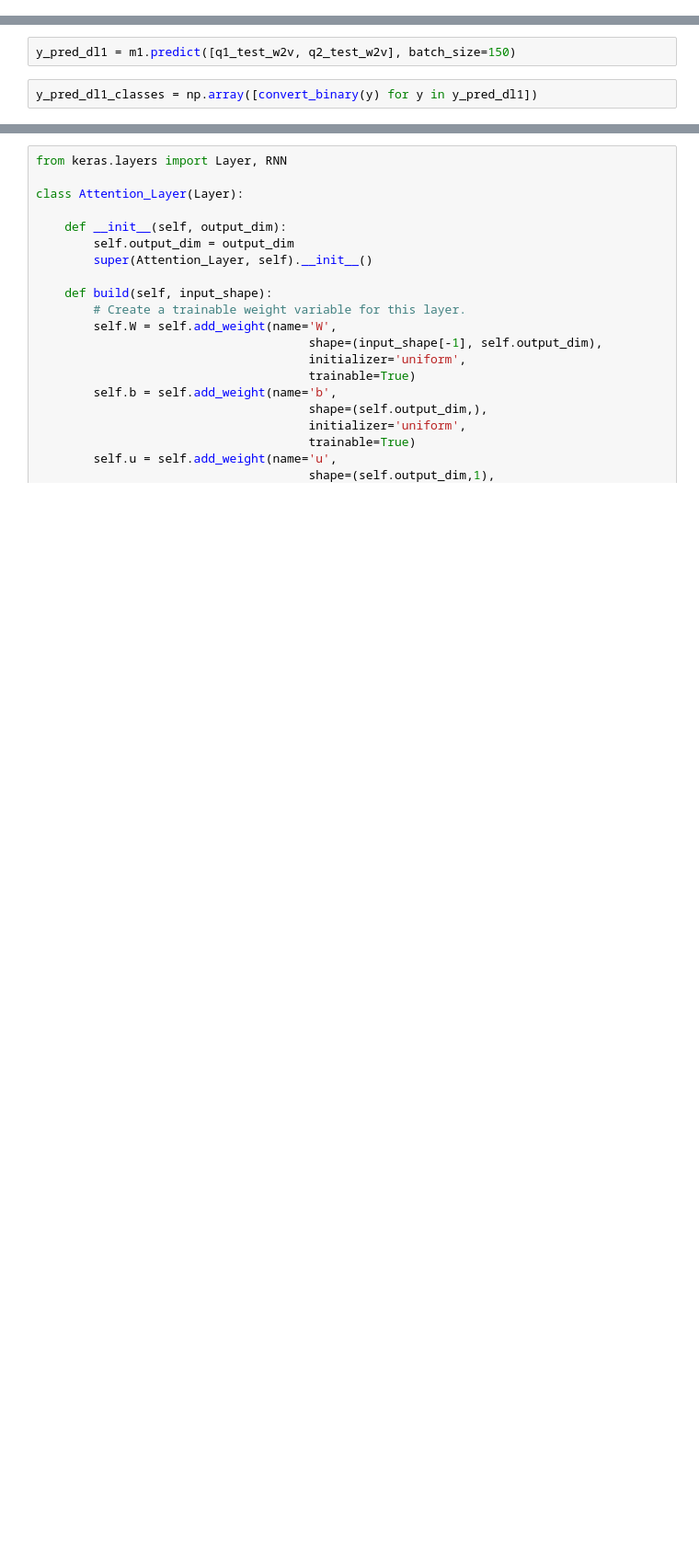
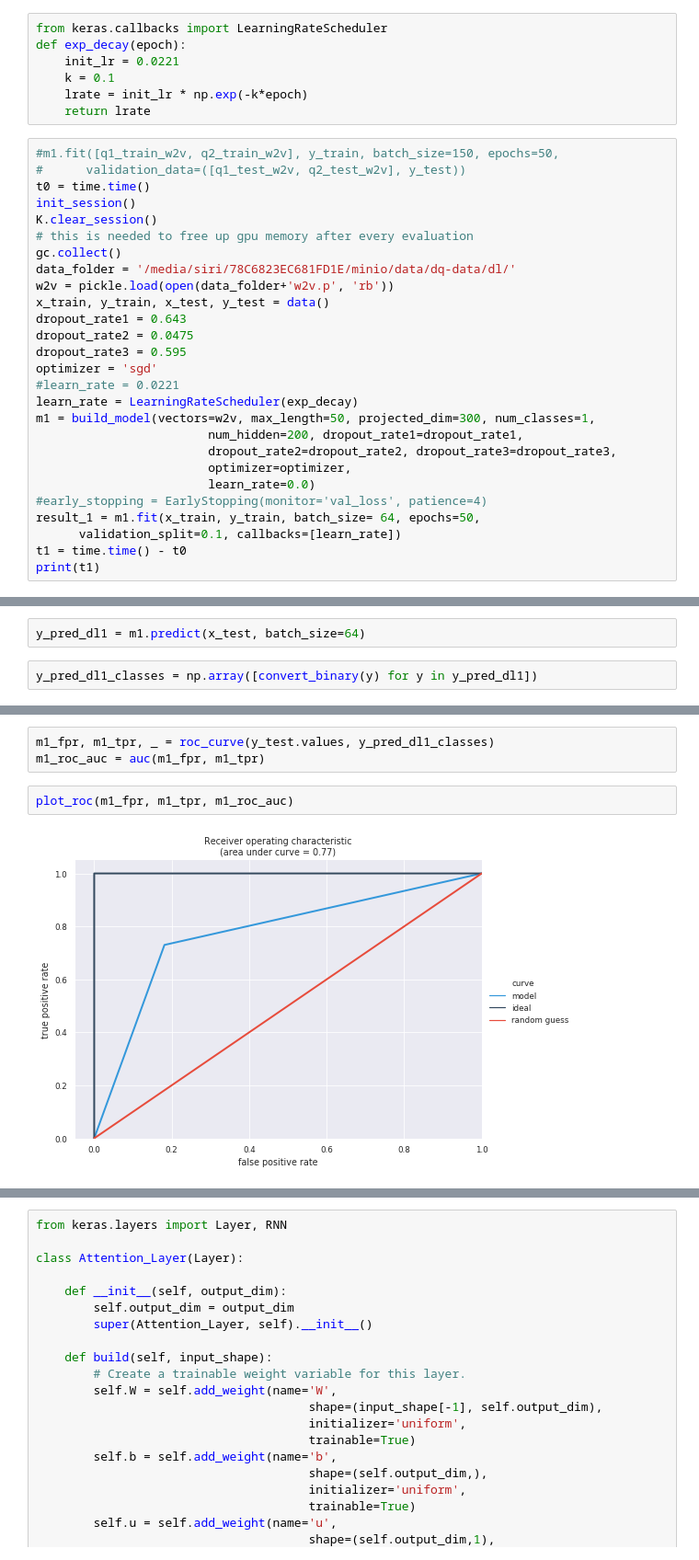
Before and after one commit to sirisurab/dupquest, a Jupyter notebook: src/DL_encode_attend.ipynb, the cells around one changed output, grey strips where cells are left out. Shown at 92% size. Saved outputs shown, nothing was run; the diff lists cells and outputs as text; blank space fills up the shorter version.

```diff
--- a/src/DL_encode_attend.ipynb
+++ b/src/DL_encode_attend.ipynb
@@ -289,0 +415,34 @@ Epoch 50/50
+# %%
+from keras.callbacks import LearningRateScheduler
+def exp_decay(epoch):
+    init_lr = 0.0221
+    k = 0.1
+    lrate = init_lr * np.exp(-k*epoch)
+    return lrate
+# %%
+#m1.fit([q1_train_w2v, q2_train_w2v], y_train, batch_size=150, epochs=50,
+#      validation_data=([q1_test_w2v, q2_test_w2v], y_test))
+t0 = time.time()
+init_session()
+K.clear_session()
+# this is needed to free up gpu memory after every evaluation
+gc.collect()
+data_folder = '/media/siri/78C6823EC681FD1E/minio/data/dq-data/dl/'
+w2v = pickle.load(open(data_folder+'w2v.p', 'rb'))
+x_train, y_train, x_test, y_test = data()
+dropout_rate1 = 0.643
+dropout_rate2 = 0.0475
+dropout_rate3 = 0.595
+optimizer = 'sgd'
+#learn_rate = 0.0221
+learn_rate = LearningRateScheduler(exp_decay)
+m1 = build_model(vectors=w2v, max_length=50, projected_dim=300, num_classes=1,
+                        num_hidden=200, dropout_rate1=dropout_rate1,
+                        dropout_rate2=dropout_rate2, dropout_rate3=dropout_rate3,
+                        optimizer=optimizer,
+                        learn_rate=0.0)
+#early_stopping = EarlyStopping(monitor='val_loss', patience=4)
+result_1 = m1.fit(x_train, y_train, batch_size= 64, epochs=50,
+      validation_split=0.1, callbacks=[learn_rate])
+t1 = time.time() - t0
+print(t1)
@@ -296,7 +473,7 @@ convert_binary = lambda x: 1 if x[0] >= .5 else 0
 # %%
 #m.evaluate(test_sents,y_test)
 # %%
-y_pred_dl1 = m1.predict([q1_test_w2v, q2_test_w2v], batch_size=150)
+y_pred_dl1 = m1.predict(x_test, batch_size=64)
 # %%
 y_pred_dl1_classes = np.array([convert_binary(y) for y in y_pred_dl1])
 # %%
@@ -324,2 +501,9 @@ not duplicate       0.79      0.88      0.84     84267
+# %%
+m1_fpr, m1_tpr, _ = roc_curve(y_test.values, y_pred_dl1_classes)
+m1_roc_auc = auc(m1_fpr, m1_tpr)
+# %%
+plot_roc(m1_fpr, m1_tpr, m1_roc_auc)
+# %% [output]
+[figure, added]
 # %% [markdown]
 ### Method 2 - Hierarchical Attention Networks
```
Also changed, not shown: parts of 80 cells of this notebook, 1 other file.
